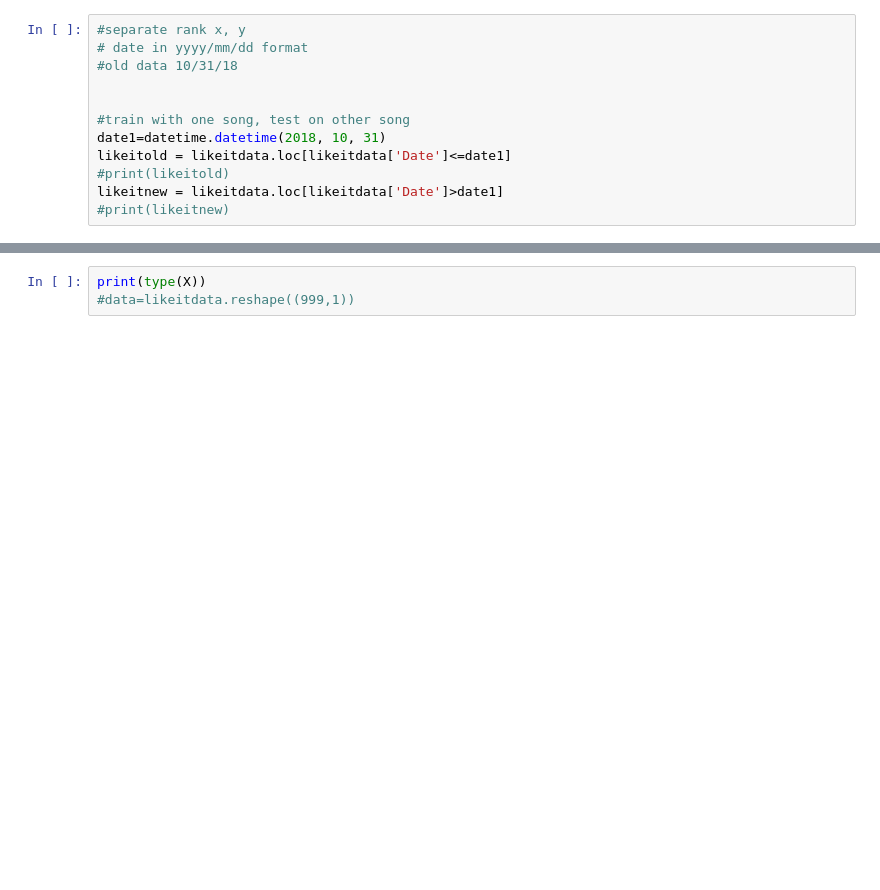
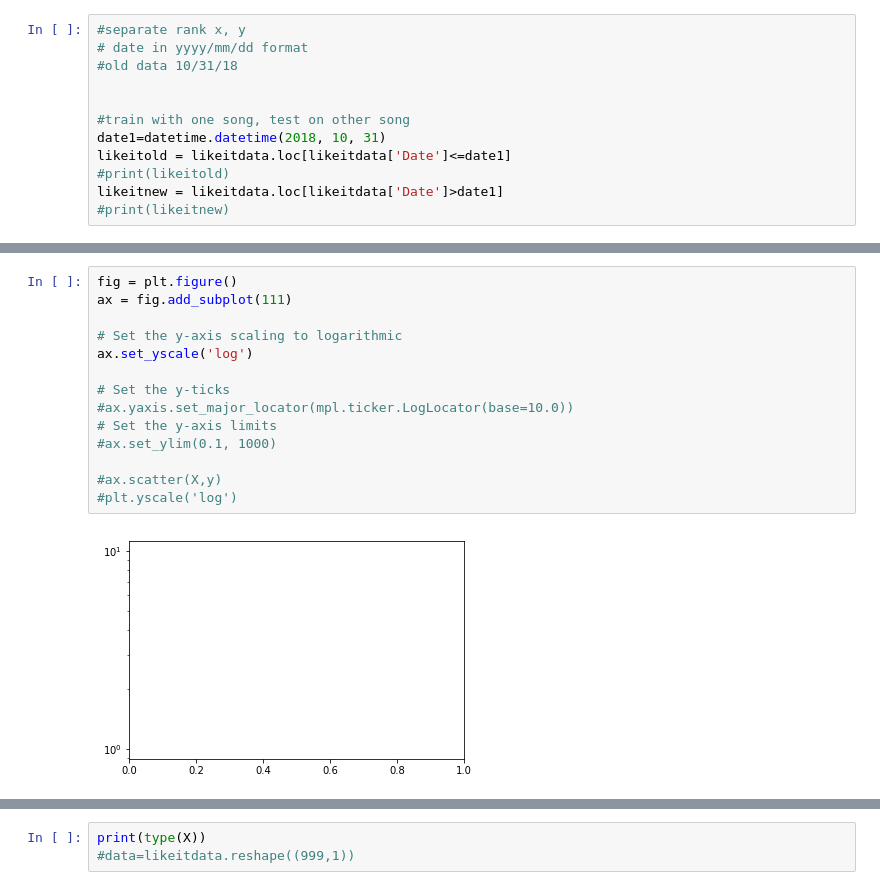
Before and after one commit to suneric98/Crescendo, a Jupyter notebook: data/exploration-linear_regression2.ipynb, the cells around one changed output, grey strips where cells are left out. Drawn from its saved outputs; the diff is of its cells as text; blank space fills up the shorter version.

```diff
--- a/data/exploration-linear_regression2.ipynb
+++ b/data/exploration-linear_regression2.ipynb
@@ -115,0 +129,16 @@ y=betternowdata[['Rank']].values
+# %%
+fig = plt.figure()
+ax = fig.add_subplot(111)
+
+# Set the y-axis scaling to logarithmic
+ax.set_yscale('log')
+
+# Set the y-ticks
+#ax.yaxis.set_major_locator(mpl.ticker.LogLocator(base=10.0))
+# Set the y-axis limits
+#ax.set_ylim(0.1, 1000)
+
+#ax.scatter(X,y)
+#plt.yscale('log')
+# %% [output]
+[figure, added]
```
Also changed, not shown: parts of 10 cells of this notebook.
